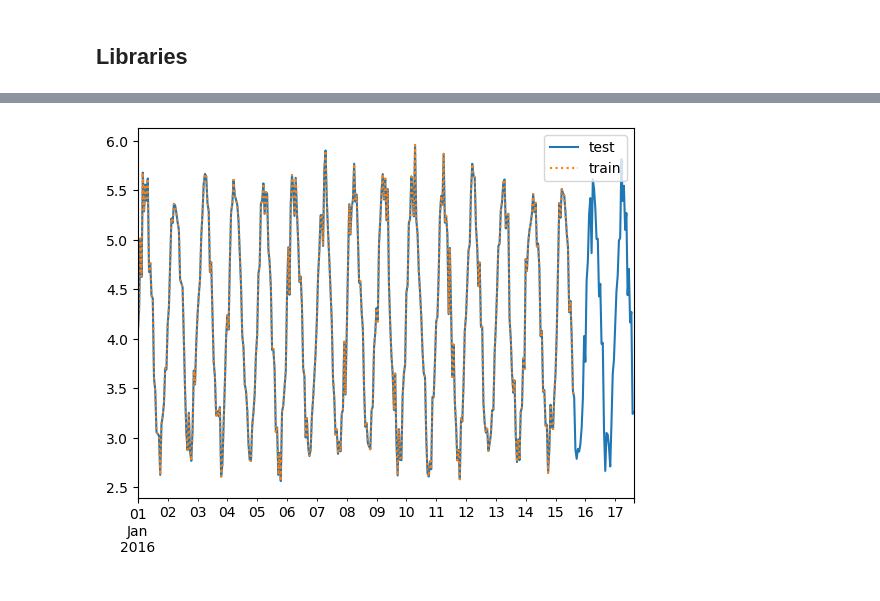
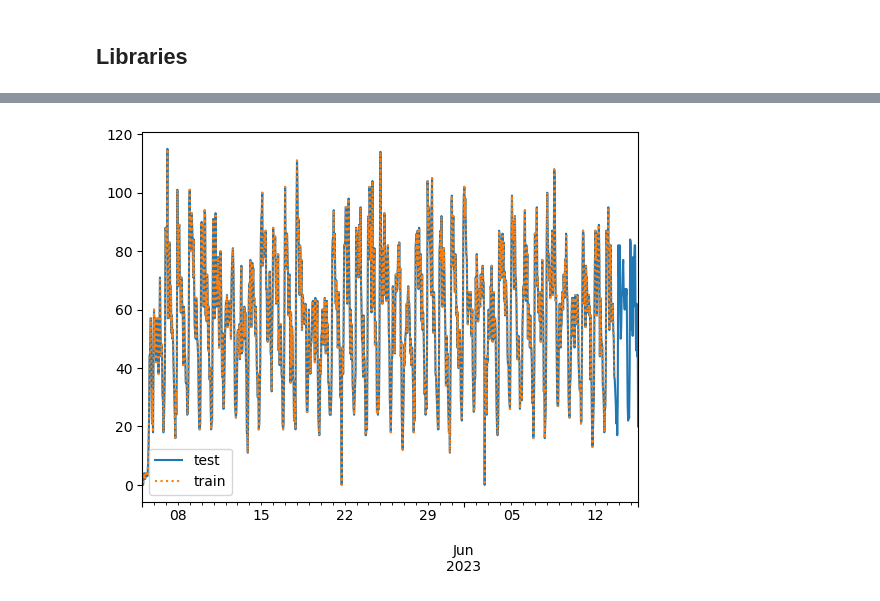
Before and after one commit to zalvatore/Predicting_Police_Activity, a Jupyter notebook: Calls_ DeepAR.ipynb, the cells around one changed output, grey strips where cells are left out. Drawn from its saved outputs; the diff is of its cells as text; code cells hidden in the pictures.

```diff
--- a/Calls_ DeepAR.ipynb
+++ b/Calls_ DeepAR.ipynb
@@ -61,0 +82,13 @@ plt.show()
+# %%
+last_row = calls.iloc[-1:]
+first_date = last_row['date_time']
+first_date =pd.to_datetime(first_date)
+first_timestamp = first_date.iloc[0].to_pydatetime()
+data_length = calls.shape[0]
+# %%
+data_length = data_length
+freq='H'
+# %%
+time_series_calls =[]
+index = pd.date_range(start="2023-05-05 00:00:00", freq=freq, periods=data_length)
+time_series_calls.append(pd.Series(data=call_data , index=index))
@@ -62,4 +115,5 @@ plt.show()
 # %%
+prediction_length = 48
 time_series_training = []
-for ts in time_series:
+for ts in time_series_calls:
     time_series_training.append(ts[:-prediction_length])
@@ -66,10 +135,10 @@ for ts in time_series:
 # %%
-time_series[0].plot(label="test")
+time_series_calls[0].plot(label="test")
 time_series_training[0].plot(label="train", ls=":")
 plt.legend()
 plt.show()
 # %% [output]
-[figure, old version]
+[figure, new version]
 # %%
 def series_to_obj(ts, cat=None):
     obj = {"start": str(ts.index[0]), "target": list(ts)}
```
Also changed, not shown: parts of 26 cells of this notebook, 1 other file.
